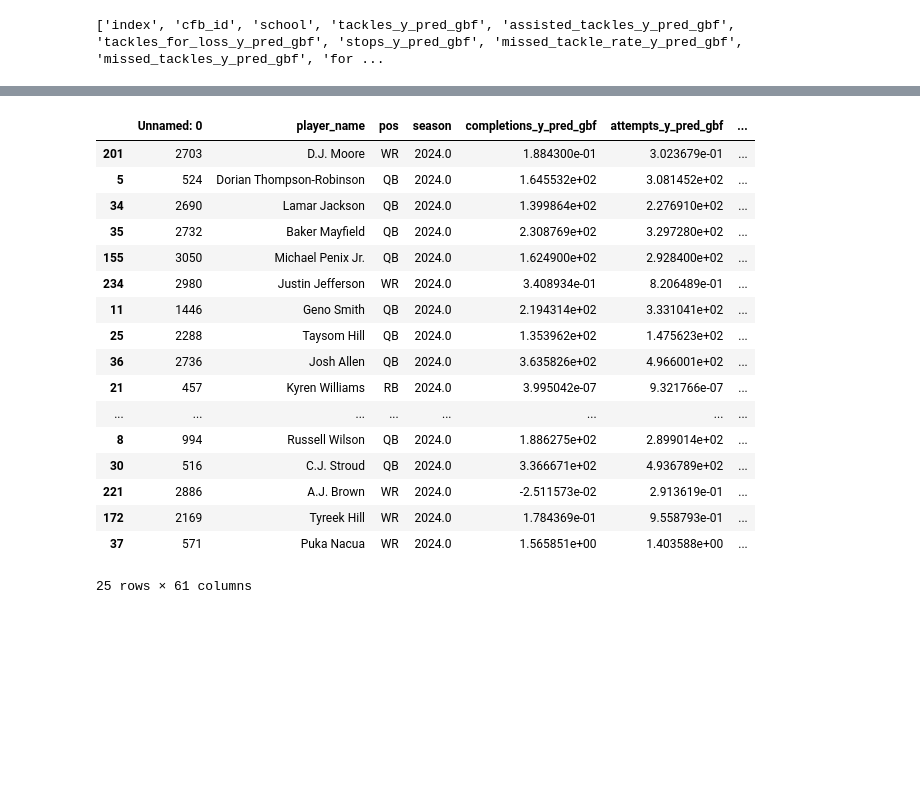
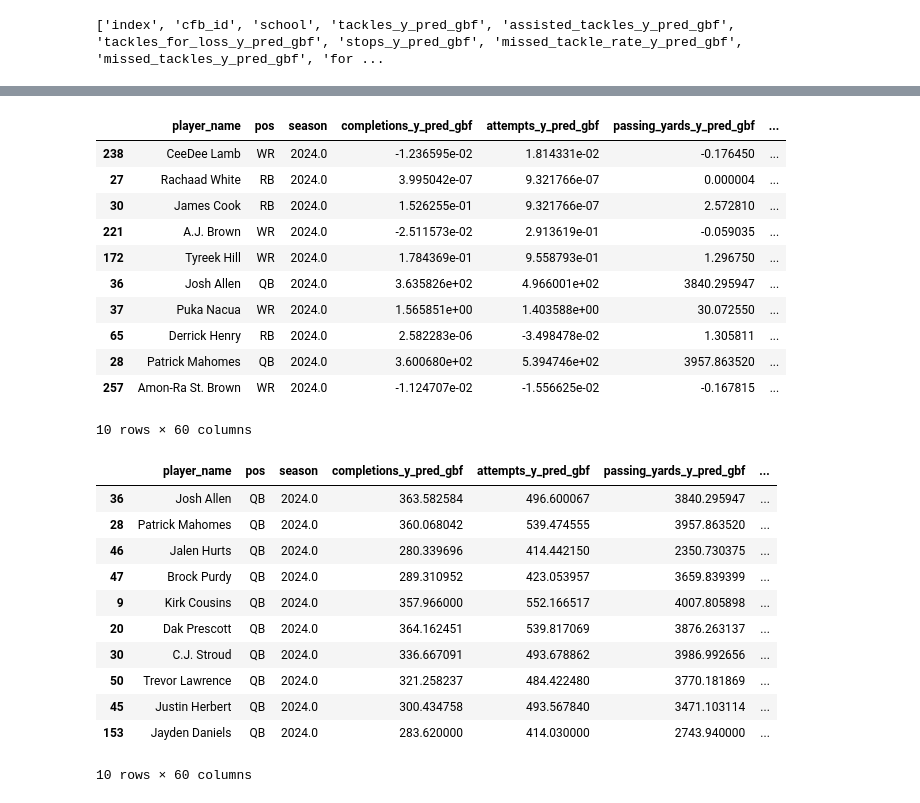
Before and after one commit to JoshKepler/Portfolio, a Jupyter notebook: NFL Project/Combined Season Prediction.ipynb, the cells around one changed output, grey strips where cells are left out. Cells and saved outputs as stored; diff of their text form; code cells hidden in the pictures; blank space fills up the shorter version.

```diff
--- a/NFL Project/Combined Season Prediction.ipynb
+++ b/NFL Project/Combined Season Prediction.ipynb
@@ -127,6 +130,8 @@ combined_df
 # %%
 non_matches = [item for item in combined_df if item not in vet_df]
 
+non_matches.append('Unnamed: 0')
+
 print(non_matches)
 # %% [output]
 ['index', 'cfb_id', 'school', 'tackles_y_pred_gbf', 'assisted_tackles_y_pred_gbf', 'tackles_for_loss_y_pred_gbf', 'stops_y_pred_gbf', 'missed_tackle_rate_y_pred_gbf', 'missed_tackles_y_pred_gbf', 'for ...
@@ -170,46 +155,40 @@ Index(['Unnamed: 0', 'player_name', 'pos', 'season', 'completions_y_pred_gbf',
 # %%
 scoring_dict = {
 'passing_yards_y_pred_gbf':.04,
 'passing_tds_y_pred_gbf':4,
 'interceptions_y_pred_gbf':-2,
 'sack_fumbles_y_pred_gbf':-1,
 'sack_fumbles_lost_y_pred_gbf':-1,
 'passing_2pt_conversions_y_pred_gbf':2,
 'rushing_yards_y_pred_gbf':.1,
 'rushing_tds_y_pred_gbf':6,
 'rushing_fumbles_y_pred_gbf':-1,
 'rushing_fumbles_lost_y_pred_gbf':-1,
 'rushing_first_downs_y_pred_gbf':.5,
 'rushing_2pt_conversions_y_pred_gbf':2,
 'receptions_y_pred_gbf':.5,
 'receiving_yards_y_pred_gbf':.1,
 'receiving_tds_y_pred_gbf':6,
 'receiving_fumbles_y_pred_gbf':-1,
 'receiving_fumbles_lost_y_pred_gbf':-1,
 'receiving_first_downs_y_pred_gbf':.5,
 'receiving_2pt_conversions_y_pred_gbf':2
 }
 
 combined_df['fantasy_points_proj'] = combined_df[scoring_dict.keys()].mul(list(scoring_dict.values()), axis=1).sum(axis=1)
 combined_df['fantasy_points_proj/G'] = combined_df['fantasy_points_proj'] / combined_df['games_y_pred_gbf']
 
-combined_df[combined_df['games_y_pred_gbf'] >= 4].sort_values(by='fantasy_points_proj/G', ascending=False).head(25)
+combined_df[combined_df['games_y_pred_gbf'] >= 4].sort_values(by='fantasy_points_proj', ascending=False).head(10)
 # %% [output]
-|  | Unnamed: 0 | player_name | pos | season | completions_y_pred_gbf | attempts_y_pred_gbf | ... |
-| 201 | 2703 | D.J. Moore | WR | 2024.0 | 1.884300e-01 | 3.023679e-01 | ... |
-| 5 | 524 | Dorian Thompson-Robinson | QB | 2024.0 | 1.645532e+02 | 3.081452e+02 | ... |
-| 34 | 2690 | Lamar Jackson | QB | 2024.0 | 1.399864e+02 | 2.276910e+02 | ... |
-| 35 | 2732 | Baker Mayfield | QB | 2024.0 | 2.308769e+02 | 3.297280e+02 | ... |
-| 155 | 3050 | Michael Penix Jr. | QB | 2024.0 | 1.624900e+02 | 2.928400e+02 | ... |
-| 234 | 2980 | Justin Jefferson | WR | 2024.0 | 3.408934e-01 | 8.206489e-01 | ... |
-| 11 | 1446 | Geno Smith | QB | 2024.0 | 2.194314e+02 | 3.331041e+02 | ... |
-| 25 | 2288 | Taysom Hill | QB | 2024.0 | 1.353962e+02 | 1.475623e+02 | ... |
-| 36 | 2736 | Josh Allen | QB | 2024.0 | 3.635826e+02 | 4.966001e+02 | ... |
-| 21 | 457 | Kyren Williams | RB | 2024.0 | 3.995042e-07 | 9.321766e-07 | ... |
-| ... | ... | ... | ... | ... | ... | ... | ... |
-| 8 | 994 | Russell Wilson | QB | 2024.0 | 1.886275e+02 | 2.899014e+02 | ... |
-| 30 | 516 | C.J. Stroud | QB | 2024.0 | 3.366671e+02 | 4.936789e+02 | ... |
-| 221 | 2886 | A.J. Brown | WR | 2024.0 | -2.511573e-02 | 2.913619e-01 | ... |
-| 172 | 2169 | Tyreek Hill | WR | 2024.0 | 1.784369e-01 | 9.558793e-01 | ... |
-| 37 | 571 | Puka Nacua | WR | 2024.0 | 1.565851e+00 | 1.403588e+00 | ... |
+|  | player_name | pos | season | completions_y_pred_gbf | attempts_y_pred_gbf | passing_yards_y_pred_gbf | ... |
+| 238 | CeeDee Lamb | WR | 2024.0 | -1.236595e-02 | 1.814331e-02 | -0.176450 | ... |
+| 27 | Rachaad White | RB | 2024.0 | 3.995042e-07 | 9.321766e-07 | 0.000004 | ... |
+| 30 | James Cook | RB | 2024.0 | 1.526255e-01 | 9.321766e-07 | 2.572810 | ... |
+| 221 | A.J. Brown | WR | 2024.0 | -2.511573e-02 | 2.913619e-01 | -0.059035 | ... |
+| 172 | Tyreek Hill | WR | 2024.0 | 1.784369e-01 | 9.558793e-01 | 1.296750 | ... |
+| 36 | Josh Allen | QB | 2024.0 | 3.635826e+02 | 4.966001e+02 | 3840.295947 | ... |
+| 37 | Puka Nacua | WR | 2024.0 | 1.565851e+00 | 1.403588e+00 | 30.072550 | ... |
+| 65 | Derrick Henry | RB | 2024.0 | 2.582283e-06 | -3.498478e-02 | 1.305811 | ... |
+| 28 | Patrick Mahomes | QB | 2024.0 | 3.600680e+02 | 5.394746e+02 | 3957.863520 | ... |
+| 257 | Amon-Ra St. Brown | WR | 2024.0 | -1.124707e-02 | -1.556625e-02 | -0.167815 | ... |
-25 rows × 61 columns
+10 rows × 60 columns
@@ -215,0 +197,15 @@ combined_df[combined_df['games_y_pred_gbf'] >= 4].sort_values(by='fantasy_points
+# %%
+combined_df[combined_df['pos'] == 'QB'].sort_values(by='fantasy_points_proj', ascending=False).head(10)
+# %% [output]
+|  | player_name | pos | season | completions_y_pred_gbf | attempts_y_pred_gbf | passing_yards_y_pred_gbf | ... |
+| 36 | Josh Allen | QB | 2024.0 | 363.582584 | 496.600067 | 3840.295947 | ... |
+| 28 | Patrick Mahomes | QB | 2024.0 | 360.068042 | 539.474555 | 3957.863520 | ... |
+| 46 | Jalen Hurts | QB | 2024.0 | 280.339696 | 414.442150 | 2350.730375 | ... |
+| 47 | Brock Purdy | QB | 2024.0 | 289.310952 | 423.053957 | 3659.839399 | ... |
+| 9 | Kirk Cousins | QB | 2024.0 | 357.966000 | 552.166517 | 4007.805898 | ... |
+| 20 | Dak Prescott | QB | 2024.0 | 364.162451 | 539.817069 | 3876.263137 | ... |
+| 30 | C.J. Stroud | QB | 2024.0 | 336.667091 | 493.678862 | 3986.992656 | ... |
+| 50 | Trevor Lawrence | QB | 2024.0 | 321.258237 | 484.422480 | 3770.181869 | ... |
+| 45 | Justin Herbert | QB | 2024.0 | 300.434758 | 493.567840 | 3471.103114 | ... |
+| 153 | Jayden Daniels | QB | 2024.0 | 283.620000 | 414.030000 | 2743.940000 | ... |
+10 rows × 60 columns
```
Also changed, not shown: parts of 10 cells of this notebook.
